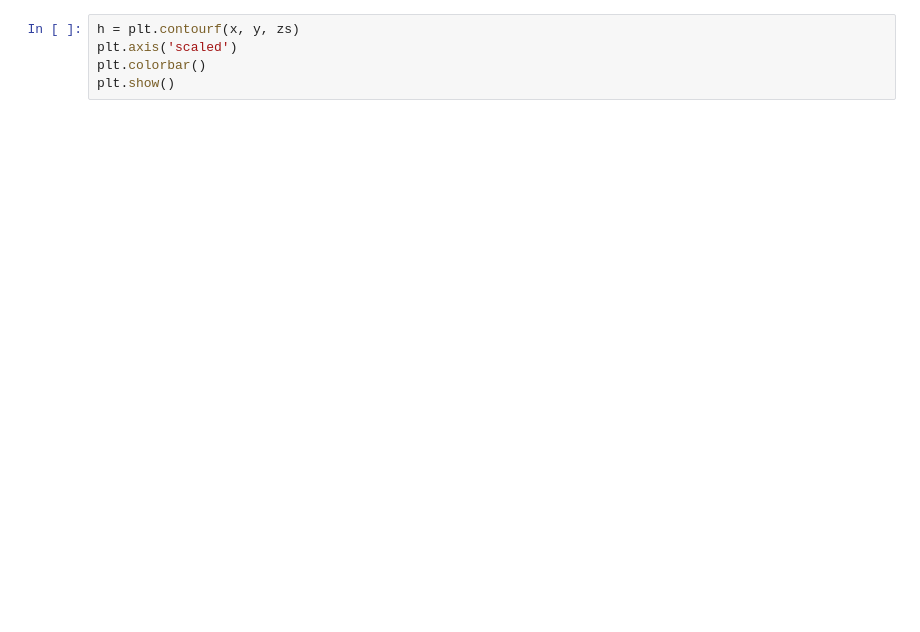
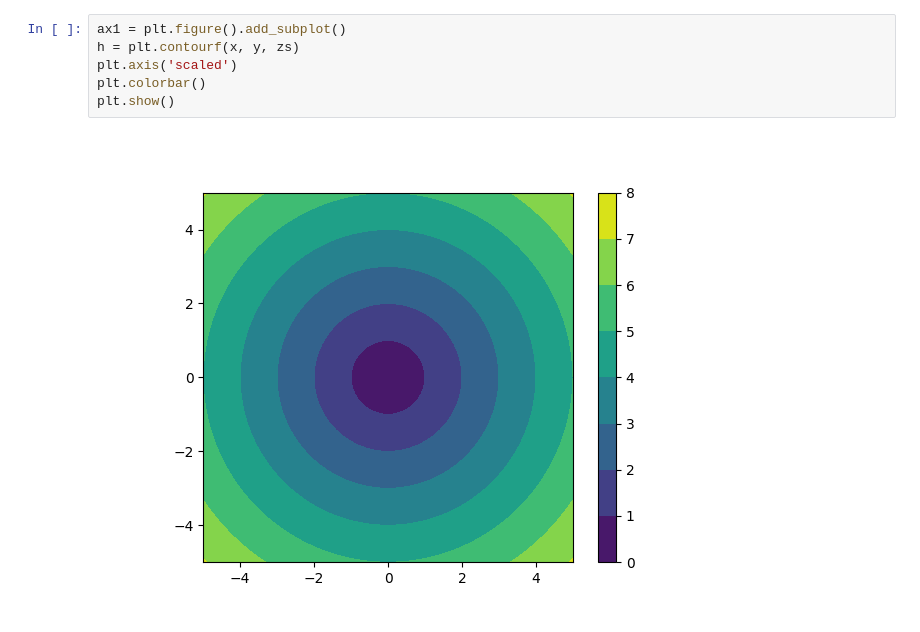
Before and after one commit to Jondesan/python_workshop, a Jupyter notebook: fft/workshop_notebook.ipynb, the cells around one changed output. Cells and saved outputs as stored; diff of their text form; blank space fills up the shorter version.

```diff
--- a/fft/workshop_notebook.ipynb
+++ b/fft/workshop_notebook.ipynb
@@ -73,8 +79,11 @@ xs.shape, ys.shape, zs.shape
 # %%
+ax1 = plt.figure().add_subplot()
 h = plt.contourf(x, y, zs)
 plt.axis('scaled')
 plt.colorbar()
 plt.show()
+# %% [output]
+[figure, added]
 # %%
 from mpl_toolkits.mplot3d import axes3d
 
```
Also changed, not shown: parts of 4 cells of this notebook.
